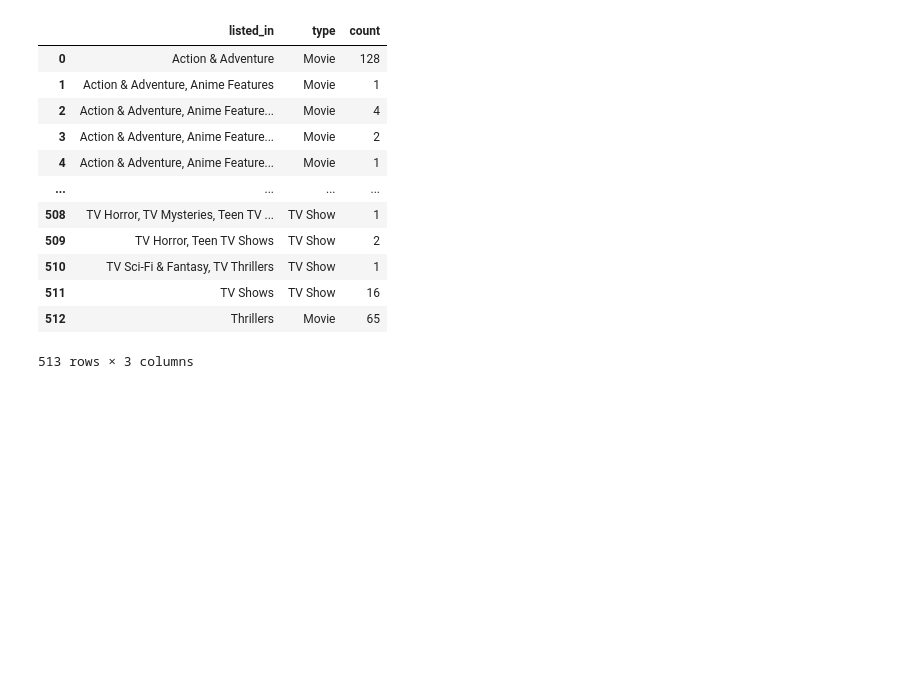
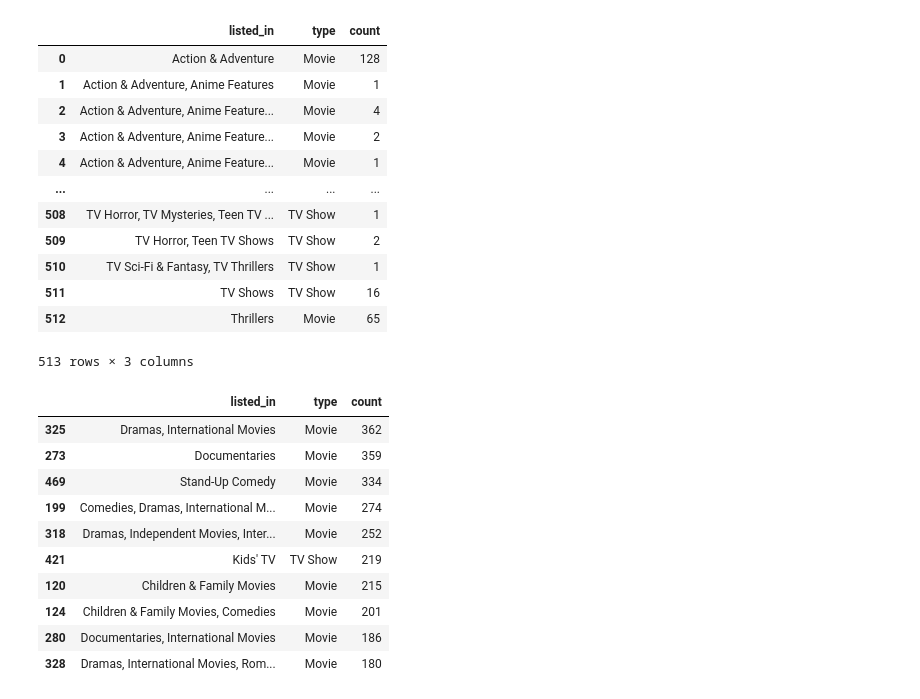
Before and after one commit to Dani-8/Netflix-Data-Analysis, a Jupyter notebook: Netflix-Data-Analysis.ipynb, the cells around one changed output. Cells and saved outputs as stored; diff of their text form; code cells hidden in the pictures; blank space fills up the shorter version.

```diff
--- a/Netflix-Data-Analysis.ipynb
+++ b/Netflix-Data-Analysis.ipynb
@@ -511,5 +511,18 @@ genres
 | 512 | Thrillers | Movie | 65 |
 513 rows × 3 columns
 # %%
-top_10_genres = genres.head(10)
+top_10_genres = genres.sort_values(by="count", ascending = False).head(10)
+top_10_genres
+# %% [output]
+|  | listed_in | type | count |
+| 325 | Dramas, International Movies | Movie | 362 |
+| 273 | Documentaries | Movie | 359 |
+| 469 | Stand-Up Comedy | Movie | 334 |
+| 199 | Comedies, Dramas, International M... | Movie | 274 |
+| 318 | Dramas, Independent Movies, Inter... | Movie | 252 |
+| 421 | Kids' TV | TV Show | 219 |
+| 120 | Children & Family Movies | Movie | 215 |
+| 124 | Children & Family Movies, Comedies | Movie | 201 |
+| 280 | Documentaries, International Movies | Movie | 186 |
+| 328 | Dramas, International Movies, Rom... | Movie | 180 |
 # %%
```
Also changed, not shown: parts of 2 cells of this notebook.
